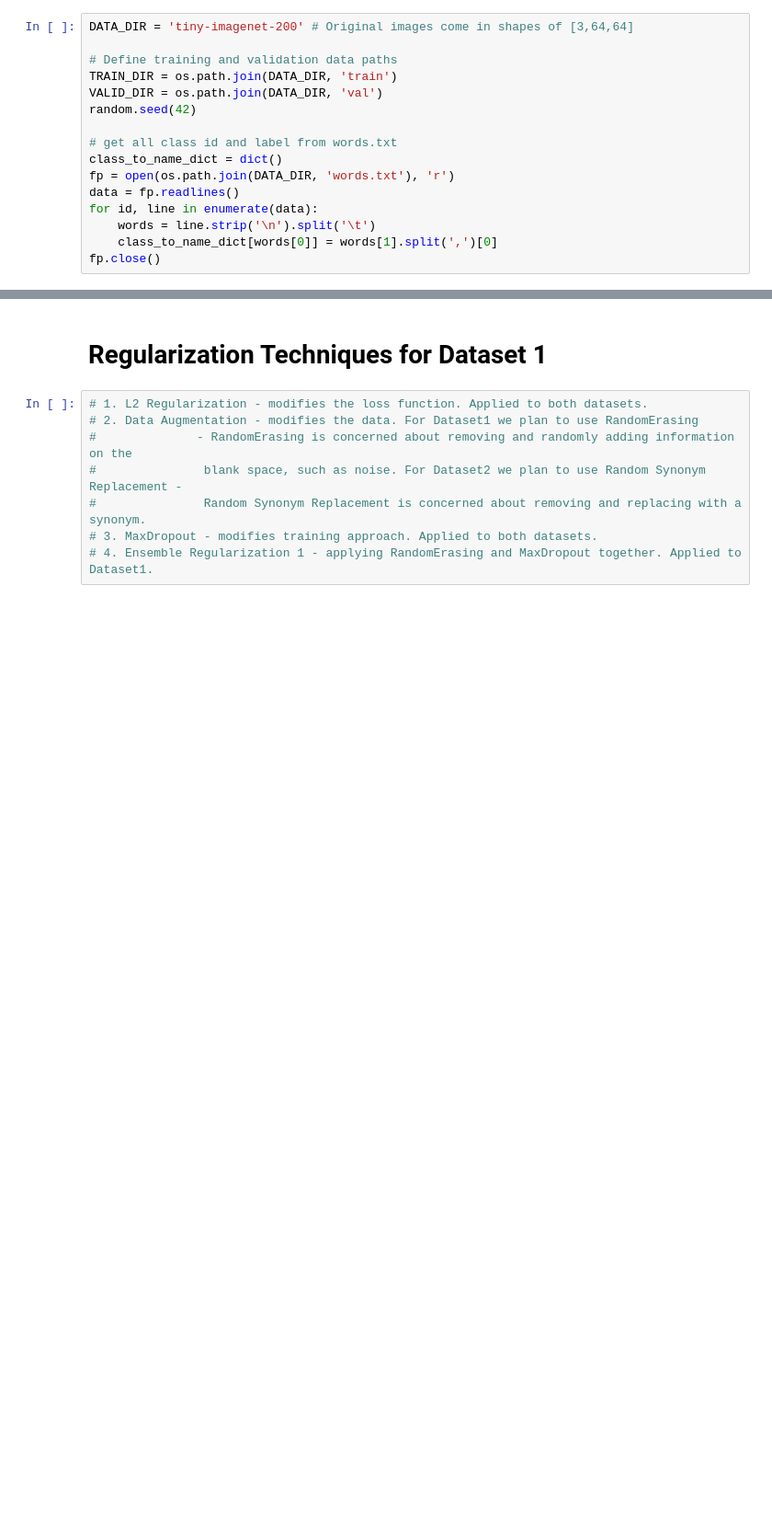
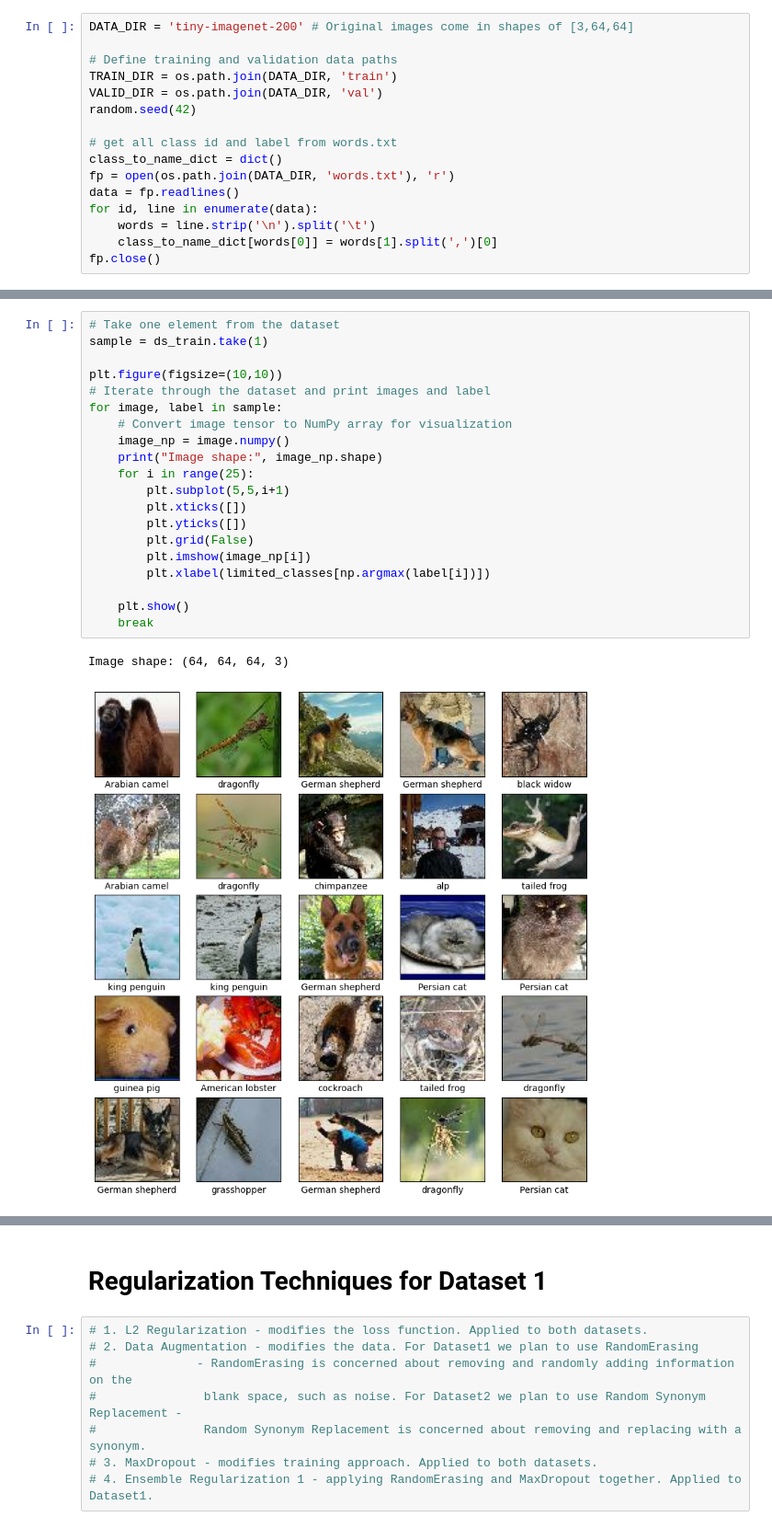
Before and after one commit to hrishikesh2708/CSCI567_Machine_Learning_Project, a Jupyter notebook: complex_regularization_CNN.ipynb, the cells around one changed output, grey strips where cells are left out. Shown at 92% size. Cells and saved outputs as stored; diff of their text form; blank space fills up the shorter version.

```diff
--- a/complex_regularization_CNN.ipynb
+++ b/complex_regularization_CNN.ipynb
@@ -717,0 +286,23 @@ plot_hist_all(model_output, model_output_l2, model_output_dropout, model_output_
+# %%
+# Take one element from the dataset
+sample = ds_train.take(1)
+
+plt.figure(figsize=(10,10))
+# Iterate through the dataset and print images and label
+for image, label in sample:
+    # Convert image tensor to NumPy array for visualization
+    image_np = image.numpy()
+    print("Image shape:", image_np.shape)
+    for i in range(25):
+        plt.subplot(5,5,i+1)
+        plt.xticks([])
+        plt.yticks([])
+        plt.grid(False)
+        plt.imshow(image_np[i])
+        plt.xlabel(limited_classes[np.argmax(label[i])])
+
+    plt.show()
+    break
+# %% [output]
+Image shape: (64, 64, 64, 3)
+[figure, added]
```
Also changed, not shown: parts of 49 cells of this notebook.
